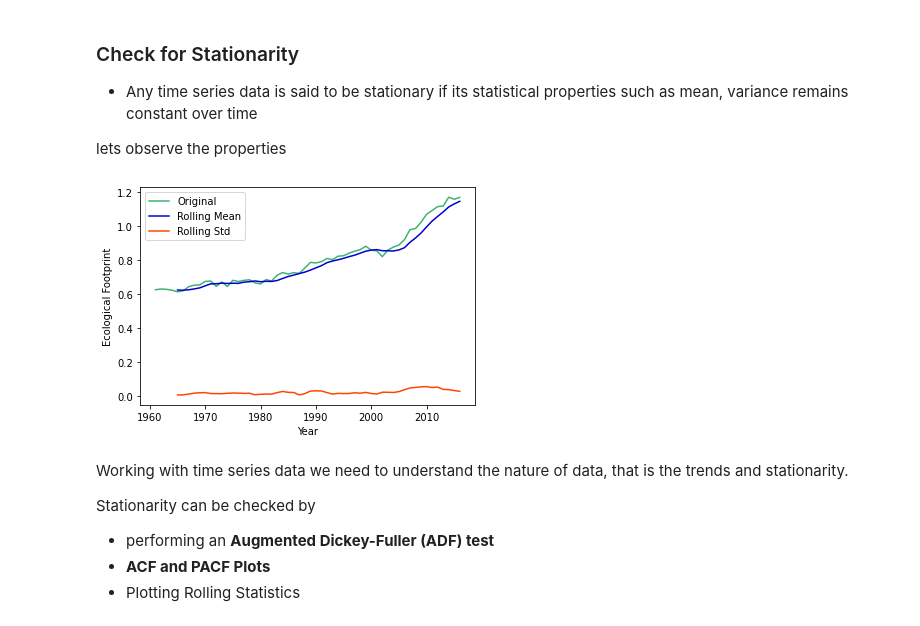
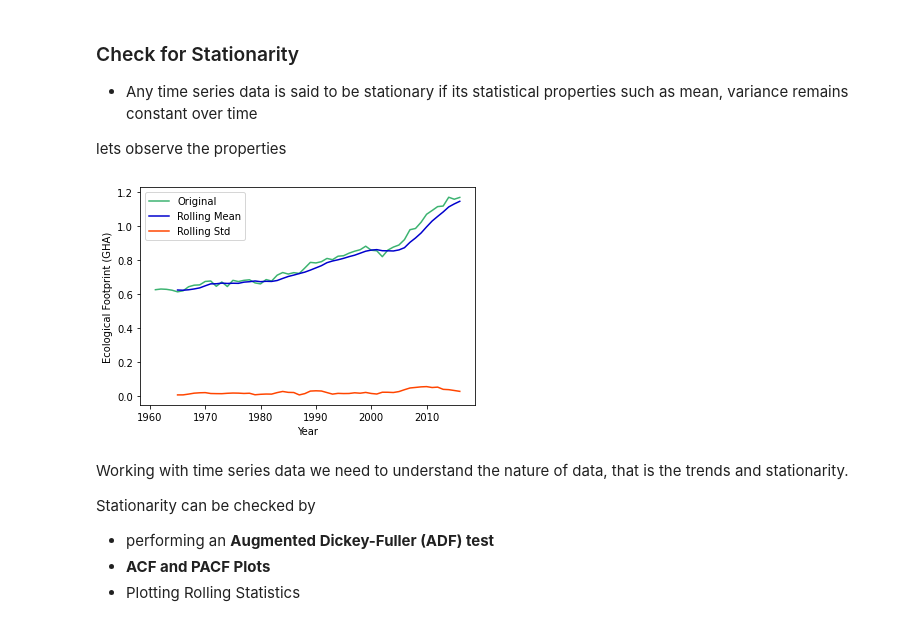
Before and after one commit to ganeshXb/Carbon-Emissions-Ecological-Footprint-Research, a Jupyter notebook: Notebooks/Ecological-Footprint-India-Forecasting.ipynb, the cells around one changed output. Saved outputs shown, nothing was run; the diff lists cells and outputs as text; code cells hidden in the pictures.

```diff
--- a/Notebooks/Ecological-Footprint-India-Forecasting.ipynb
+++ b/Notebooks/Ecological-Footprint-India-Forecasting.ipynb
@@ -495,20 +495,20 @@ lets observe the properties
 # %%
 #Visualize India's CO2 emissions since 1900,
 #including 5-year rolling mean and rolling standard deviation
 
 roll_mean = df_India.rolling(window=5, center=False).mean()
 roll_std = df_India.rolling(window=5, center=False).std()
 
 plt.plot(df_India, color='mediumseagreen', label='Original')
 plt.plot(roll_mean, color='mediumblue', label='Rolling Mean')
 plt.plot(roll_std, color='orangered', label='Rolling Std')
 plt.legend(loc='best')
 # plt.title('Rolling Mean & Standard Deviation')
 plt.xlabel('Year')
-plt.ylabel('Ecological Footprint')
+plt.ylabel('Ecological Footprint (GHA)')
 plt.show(block=False)
 # %% [output]
-[figure, old version]
+[figure, new version]
 # %% [markdown]
 Working with time series data we need to understand the nature of data, that is the trends and stationarity.
 
```
Also changed, not shown: parts of 44 cells of this notebook, 5 other files.
